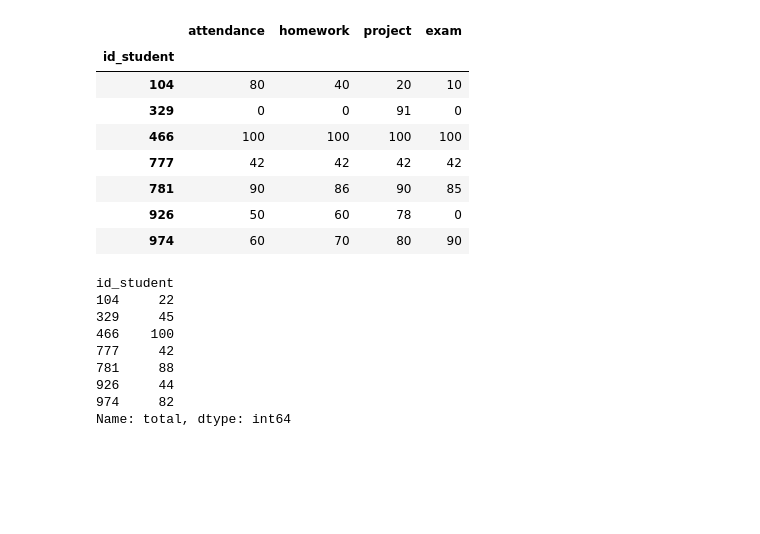
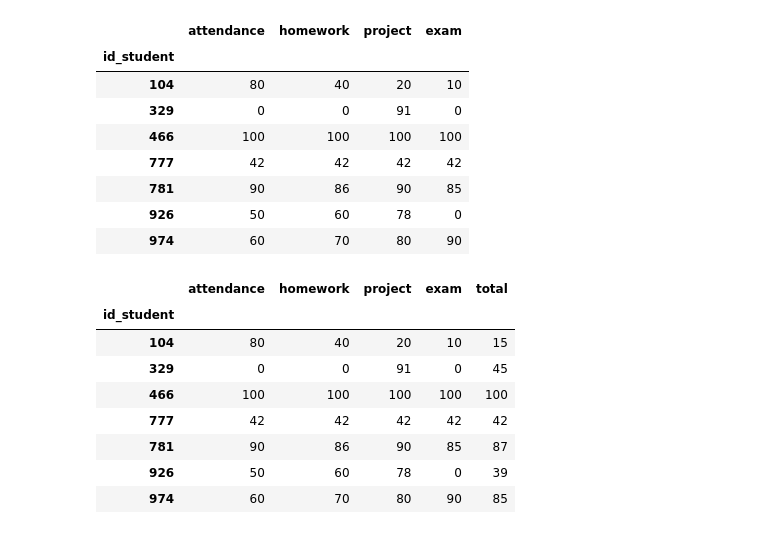
Before and after one commit to samkennerly/chengdu, a Jupyter notebook: science/projects/grades.ipynb, the cells around one changed output. Drawn from its saved outputs; the diff is of its cells as text; code cells hidden in the pictures; blank space fills up the shorter version.

```diff
--- a/science/projects/grades.ipynb
+++ b/science/projects/grades.ipynb
@@ -85,23 +94,20 @@ scores
 | 781 | 90 | 86 | 90 | 85 |
 | 926 | 50 | 60 | 78 | 0 |
 | 974 | 60 | 70 | 80 | 90 |
-# %%
-# Calculate a total grade for each student
-scores['total'] = (
-    0.40 * scores['exam'] +
-    0.50 * scores['project'] +
-    0.00 * scores['homework'] +
-    0.10 * scores['attendance']
-).astype(int)
-
-scores['total']
-# %% [output]
-id_student
-104     22
-329     45
-466    100
-777     42
-781     88
-926     44
-974     82
-Name: total, dtype: int64
+# %%
+# TODO: Replace this cell with your own choice of weights.
+scores['total'] = (
+    0.5 * scores['project'] +
+    0.5 * scores['exam']
+).astype(int)
+scores
+# %% [output]
+|  | attendance | homework | project | exam | total |
+| id_student |  |  |  |  |  |
+| 104 | 80 | 40 | 20 | 10 | 15 |
+| 329 | 0 | 0 | 91 | 0 | 45 |
+| 466 | 100 | 100 | 100 | 100 | 100 |
+| 777 | 42 | 42 | 42 | 42 | 42 |
+| 781 | 90 | 86 | 90 | 85 | 87 |
+| 926 | 50 | 60 | 78 | 0 | 39 |
+| 974 | 60 | 70 | 80 | 90 | 85 |
```
Also changed, not shown: parts of 8 cells of this notebook.
